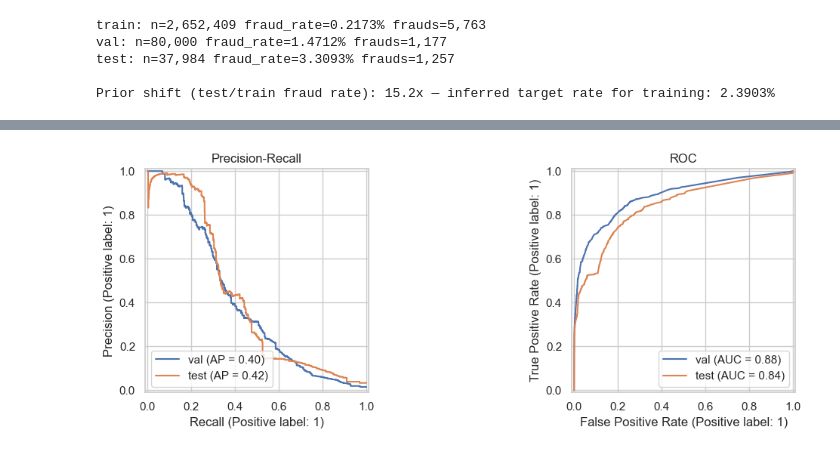
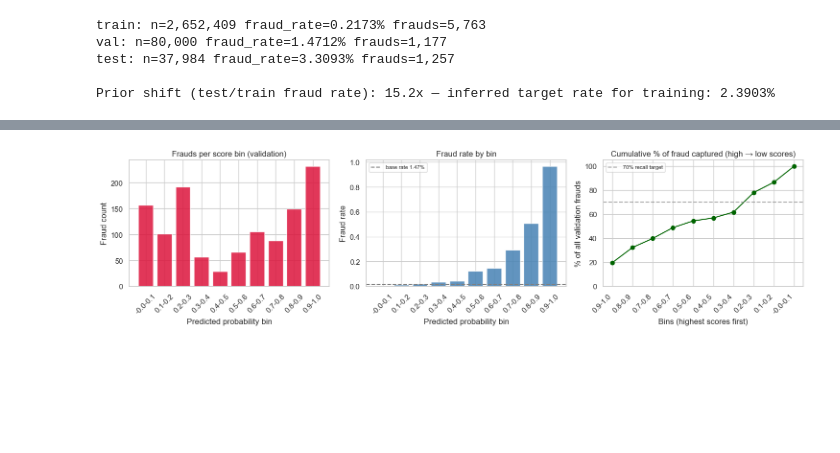
Before and after one commit to mnaufaldr01/real-time-fraud-detection, a Jupyter notebook: models/model-training.ipynb, the cells around one changed output, grey strips where cells are left out. Saved outputs shown, nothing was run; the diff lists cells and outputs as text; code cells hidden in the pictures; blank space fills up the shorter version.

Commit message:
fix: retune the model and set new ML threshold

```diff
--- a/models/model-training.ipynb
+++ b/models/model-training.ipynb
@@ -14,6 +14,7 @@ from pathlib import Path
 import matplotlib.pyplot as plt
 import pandas as pd
 import seaborn as sns
+import numpy as np
 
 sns.set_theme(style="whitegrid")
 pd.set_option("display.max_columns", 20)
@@ -45,6 +46,9 @@ REBUILD_CACHE = False  # set True once after feature/schema changes to refresh p
 TUNE_HYPERPARAMS = True
 TUNE_N_ITER = 8
 TUNE_SAMPLE_FRAC = 0.25
+# CV metric: precision_at_top_1pct | recall_at_fpr_05 | recall_at_fpr_10 | average_precision
+TUNE_METRIC = "precision_at_top_1pct"
+TUNE_MAX_FPR = 0.05
 
 # Drift-aware training (prior probability shift: train ~0.09% fraud, test ~1.4%)
 # "undersample" = keep all frauds, downsample legit to TARGET_FRAUD_RATE (recommended)
@@ -295,8 +304,10 @@ if TUNE_HYPERPARAMS:
         scale_pos_weight=pos_weight,
         use_gpu=USE_GPU,
         verbose=2,
+        tune_metric=TUNE_METRIC,
+        tune_max_fpr=TUNE_MAX_FPR,
     )
-    print(f"Best CV PR-AUC={cv_score:.4f}", flush=True)
+    print(f"Best CV {TUNE_METRIC}={cv_score:.4f}", flush=True)
     print("Best params:", classifier_params, flush=True)
 
 device = resolve_xgb_device(USE_GPU)
@@ -351,18 +374,89 @@ Early stop at round 34 (best val score: 0.39788530865689536)
 val_prob = pipeline.predict_proba(x_val)[:, 1]
 test_prob = pipeline.predict_proba(x_test)[:, 1]
 y_val_arr = y_val.to_numpy()
+y_test_arr = y_test.to_numpy()
 
-tier_thresholds = resolve_tier_thresholds(
+tier_thresholds = production_tier_thresholds()
+t_low = tier_thresholds["threshold_low"]
+t_high = tier_thresholds["threshold_high"]
+data_driven = resolve_tier_thresholds(
     y_val_arr,
     val_prob,
     min_precision=MIN_PRECISION_TARGET,
     min_recall=MIN_RECALL_TARGET,
 )
 print(
-    f"Multi-tier thresholds: t_low={tier_thresholds['threshold_low']:.4f} "
-    f"t_high={tier_thresholds['threshold_high']:.4f}",
+    f"Production ML bands: approve < {t_low:.1f} | review [{t_low:.1f}, {t_high:.1f}) | "
+    f"block >= {t_high:.1f}",
     flush=True,
 )
+print(
+    f"  (data-driven reference: t_low={data_driven['threshold_low']:.4f} "
+    f"t_high={data_driven['threshold_high']:.4f})",
+    flush=True,
+)
+
+# Score binning on validation (uniform deciles + score-quantile bins)
+val_bin_uniform = print_score_bin_report(
+    "validation",
+    y_val_arr,
+    val_prob,
+    n_bins=10,
+    binning="uniform",
+    threshold_low=t_low,
+    threshold_high=t_high,
+)
+val_bin_quantile = print_score_bin_report(
+    "validation (quantile bins)",
+    y_val_arr,
+    val_prob,
+    n_bins=10,
+    binning="quantile",
+    threshold_low=t_low,
+    threshold_high=t_high,
+)
+
+fig, axes = plt.subplots(1, 3, figsize=(15, 4))
+
+x_labels = val_bin_uniform["score_range"]
+axes[0].bar(x_labels, val_bin_uniform["frauds"], color="crimson", alpha=0.85)
+axes[0].set_title("Frauds per score bin (validation)")
+axes[0].set_xlabel("Predicted probability bin")
+axes[0].set_ylabel("Fraud count")
+axes[0].tick_params(axis="x", rotation=45)
+
+base_rate = y_val_arr.mean()
+axes[1].bar(x_labels, val_bin_uniform["fraud_rate"], color="steelblue", alpha=0.85)
+axes[1].axhline(base_rate, color="gray", linestyle="--", label=f"base rate {base_rate:.2%}")
+axes[1].set_title("Fraud rate by bin")
+axes[1].set_xlabel("Predicted probability bin")
+axes[1].set_ylabel("Fraud rate")
+axes[1].legend(loc="upper left", fontsize=8)
+axes[1].tick_params(axis="x", rotation=45)
+
+high_to_low = val_bin_uniform.sort_values("score_min", ascending=False)
+axes[2].plot(
+    range(len(high_to_low)),
+    high_to_low["cum_pct_of_all_fraud"].values * 100,
+    marker="o",
+    color="darkgreen",
+)
+axes[2].set_xticks(range(len(high_to_low)))
+axes[2].set_xticklabels(high_to_low["score_range"], rotation=45, ha="right")
+axes[2].set_title("Cumulative % of fraud captured (high → low scores)")
+axes[2].set_xlabel("Bins (highest scores first)")
+axes[2].set_ylabel("% of all validation frauds")
+axes[2].set_ylim(0, 105)
+axes[2].axhline(70, color="gray", linestyle="--", alpha=0.7, label="70% recall target")
+axes[2].legend(fontsize=8)
+plt.tight_layout()
+plt.show()
+
+# Policy summary: review queue size on validation
+for action in ("approve", "review", "auto_block"):
+    n = int(val_bin_uniform.loc[val_bin_uniform["suggested_action"] == action, "transactions"].sum())
+    f = int(val_bin_uniform.loc[val_bin_uniform["suggested_action"] == action, "frauds"].sum())
+    print(f"  {action:14} {n:>8,} txns  ({n / len(y_val_arr):.1%} volume)  {f:>5,} frauds", flush=True)
 
 # Compare recall-heavy vs precision-heavy vs high cutoffs before picking production threshold
 compare_operating_points(
@@ -391,6 +485,17 @@ print(
 val_metrics = print_evaluation_report("Validation", y_val, val_prob, best_threshold)
 test_metrics = print_evaluation_report("Test", y_test, test_prob, best_threshold)
 
+# Test split: score bins for monitoring only (do not retune thresholds on test)
+print_score_bin_report(
+    "test (monitoring only)",
+    y_test_arr,
+    test_prob,
+    n_bins=10,
+    binning="uniform",
+    threshold_low=t_low,
+    threshold_high=t_high,
+)
+
 fig, axes = plt.subplots(1, 2, figsize=(12, 4))
 PrecisionRecallDisplay.from_predictions(y_val, val_prob, ax=axes[0], name="val")
 PrecisionRecallDisplay.from_predictions(y_test, test_prob, ax=axes[0], name="test")
@@ -430 +535 @@ Threshold trade-off (validation, n=80,000, frauds=1,177):
-[figure, old version]
+[figure, new version]
```
Also changed, not shown: parts of 8 cells of this notebook, 11 other files.
